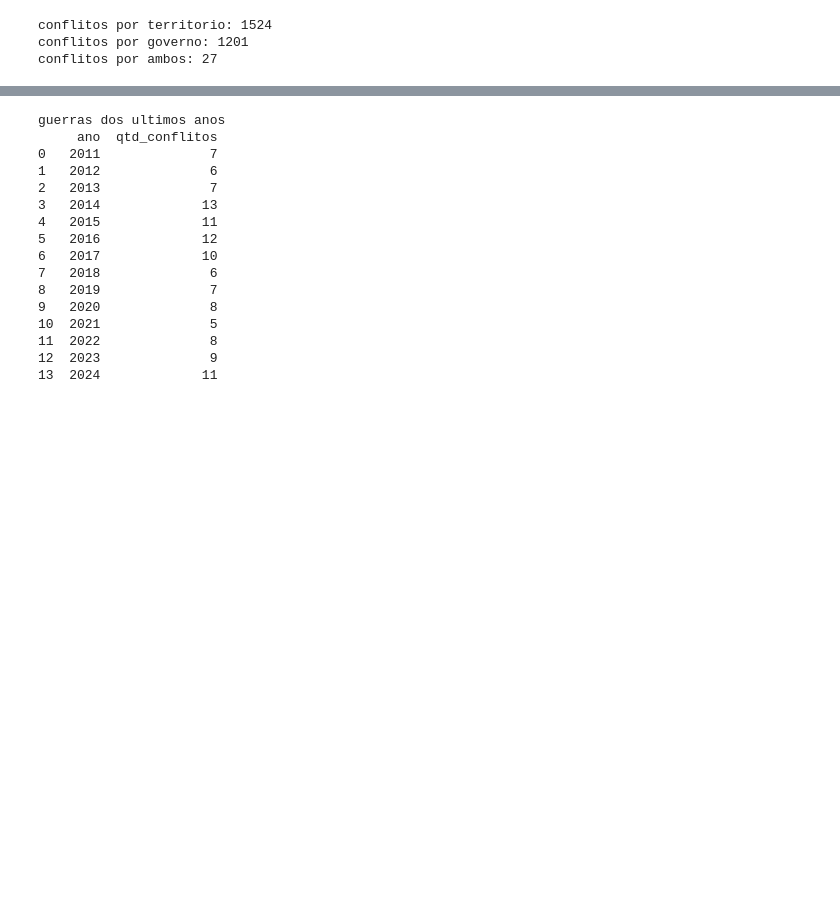
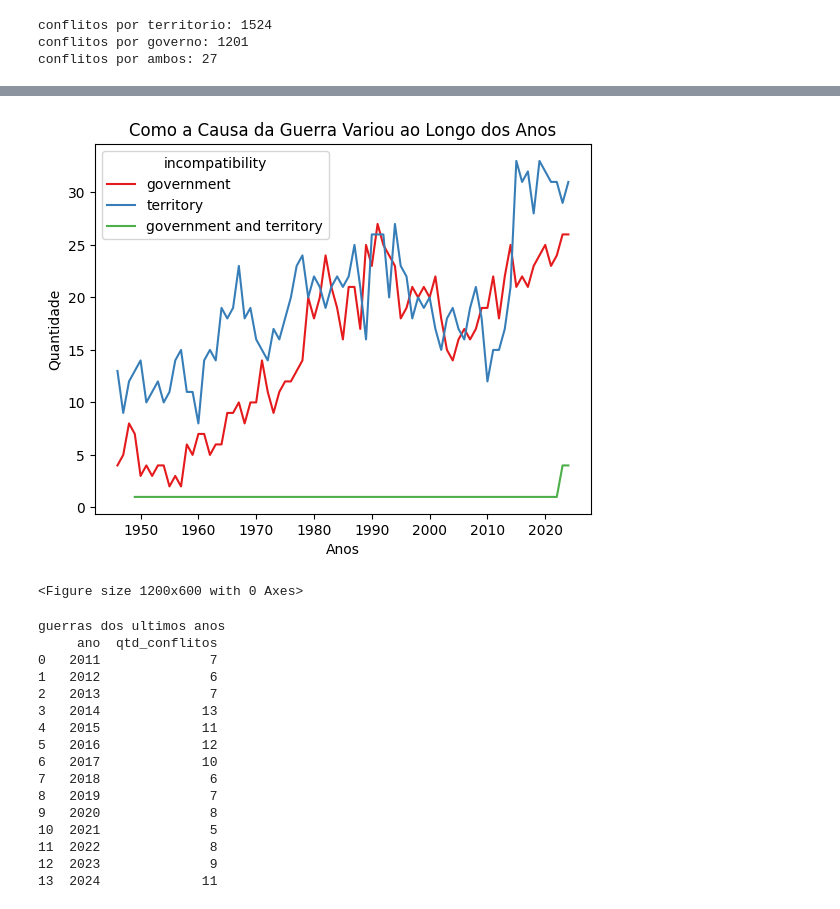
Before and after one commit to IuryFranca15/Conflitos_armados_database, a Jupyter notebook: conflitos.ipynb, the cells around one changed output, grey strips where cells are left out. Drawn from its saved outputs; the diff is of its cells as text; code cells hidden in the pictures; blank space fills up the shorter version.

```diff
--- a/conflitos.ipynb
+++ b/conflitos.ipynb
@@ -69,3 +95,15 @@ print(ano)
+# %%
+#como a causa das guerras mudou ao longo das decadas?
+resumo_causas = df.groupby(['year', 'incompatibility'])['conflict_id'].nunique().reset_index()
+sns.lineplot(data=resumo_causas, x='year', y='conflict_id', hue='incompatibility', palette='Set1')
+plt.title("Como a Causa da Guerra Variou ao Longo dos Anos")
+plt.xlabel("Anos")
+plt.ylabel("Quantidade")
+plt.figure(figsize=(12, 6))
+plt.show()
+# %% [output]
+[figure, added]
+<Figure size 1200x600 with 0 Axes>
 # %%
 #quantos conflitos unicos por ano tivemos?
 guerras_recentes = df[(df['year'] > 2010) & (df['intensity_level'] == 'war')]
```
Also changed, not shown: parts of 13 cells of this notebook, 4 other files.
